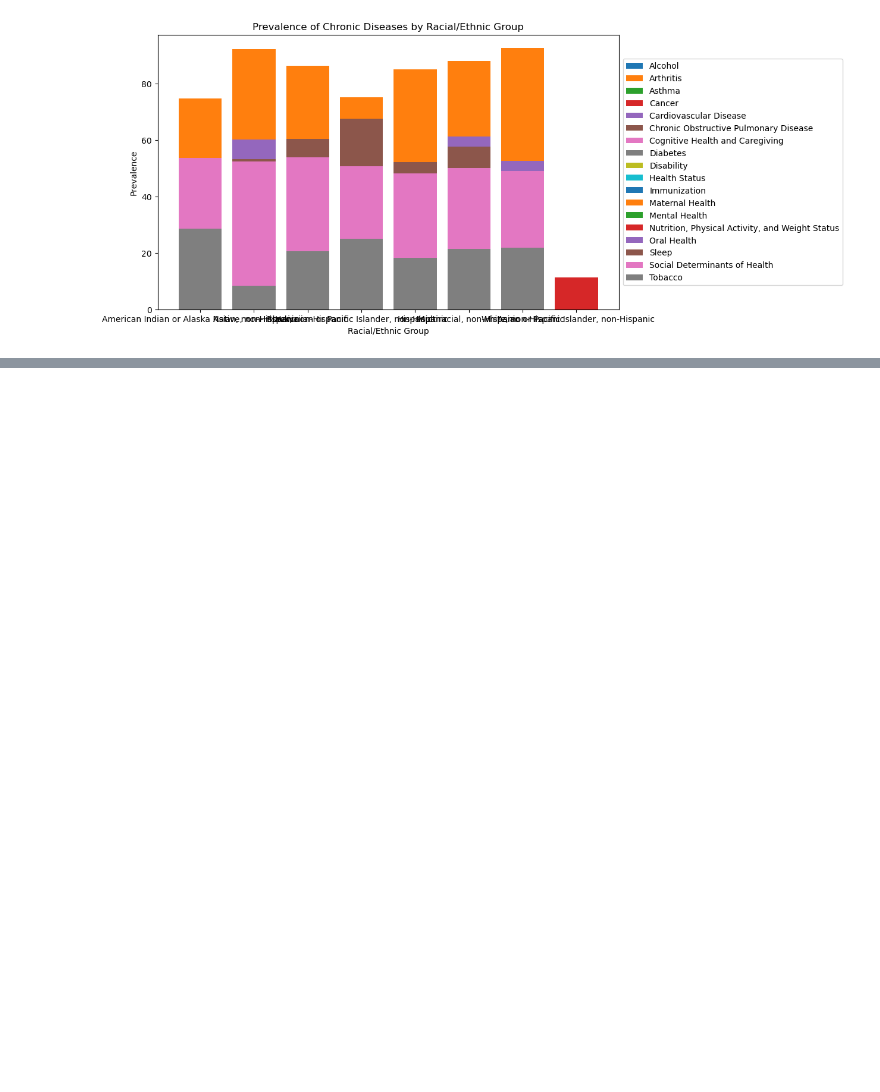
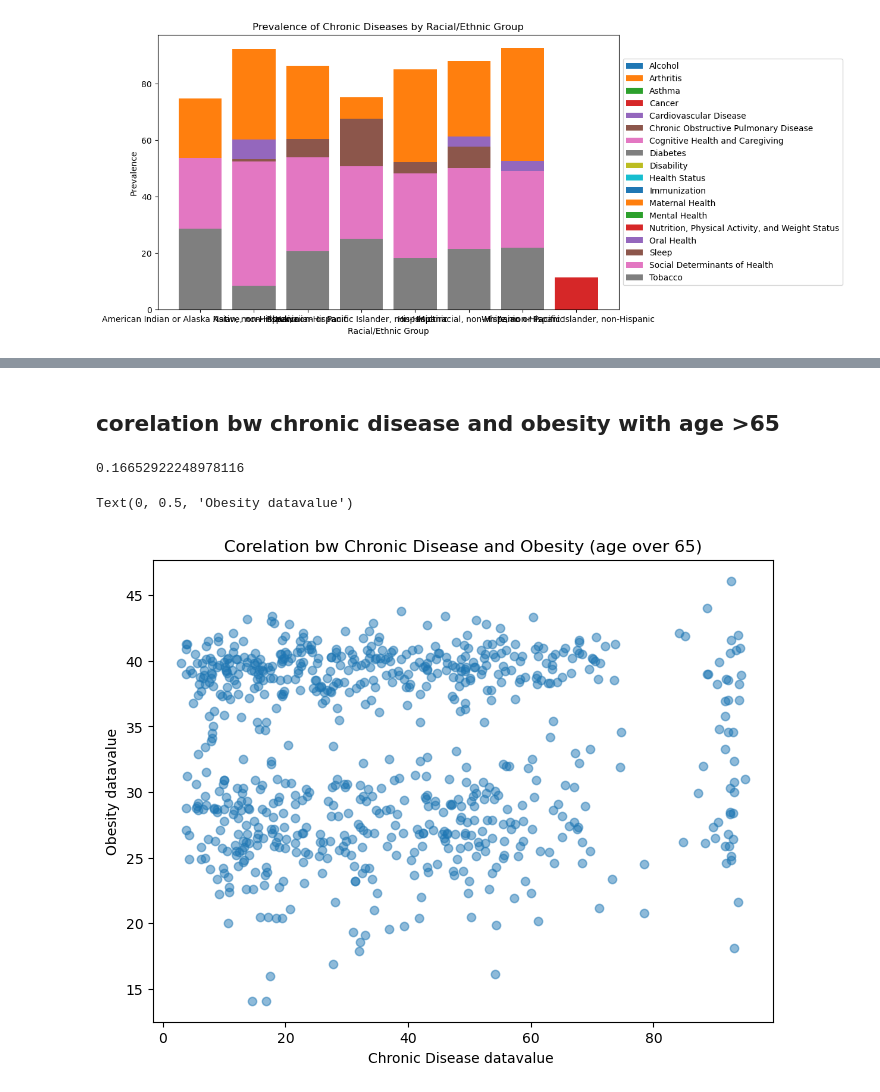
Before and after one commit to Khush0395/capstone_ptl, a Jupyter notebook: script/chronic_disease.ipynb, the cells around one changed output, grey strips where cells are left out. Cells and saved outputs as stored; diff of their text form; code cells hidden in the pictures; blank space fills up the shorter version.

```diff
--- a/script/chronic_disease.ipynb
+++ b/script/chronic_disease.ipynb
@@ -893,0 +852,24 @@ corr_without_null
+# %% [markdown]
+## corelation bw chronic disease and obesity with age >65
+# %%
+n_final_dropna = n_final.dropna(subset=['datavalue'])
+ob_test_dropna = ob_test.dropna(subset=['data_value'])
+# %%
+min_len = min(len(n_final_dropna), len(ob_test_dropna))
+n_final_dropna = n_final_dropna[:min_len]
+ob_test_dropna = ob_test_dropna[:min_len]
+# %%
+corr_without_null = n_final_dropna['datavalue'].corr(ob_test_dropna['data_value'], method='pearson', min_periods=1)
+corr_without_null
+# %% [output]
+0.16652922248978116
+# %%
+plt.figure(figsize=(8, 6))
+plt.scatter(n_final_dropna['datavalue'], ob_test_dropna['data_value'], alpha=0.5)
+plt.title('Corelation bw Chronic Disease and Obesity (age over 65)')
+plt.xlabel('Chronic Disease datavalue ')
+plt.ylabel('Obesity datavalue')
+#plt.grid(True)
+# %% [output]
+Text(0, 0.5, 'Obesity datavalue')
+[figure, added]
```
Also changed, not shown: parts of 28 cells of this notebook.
